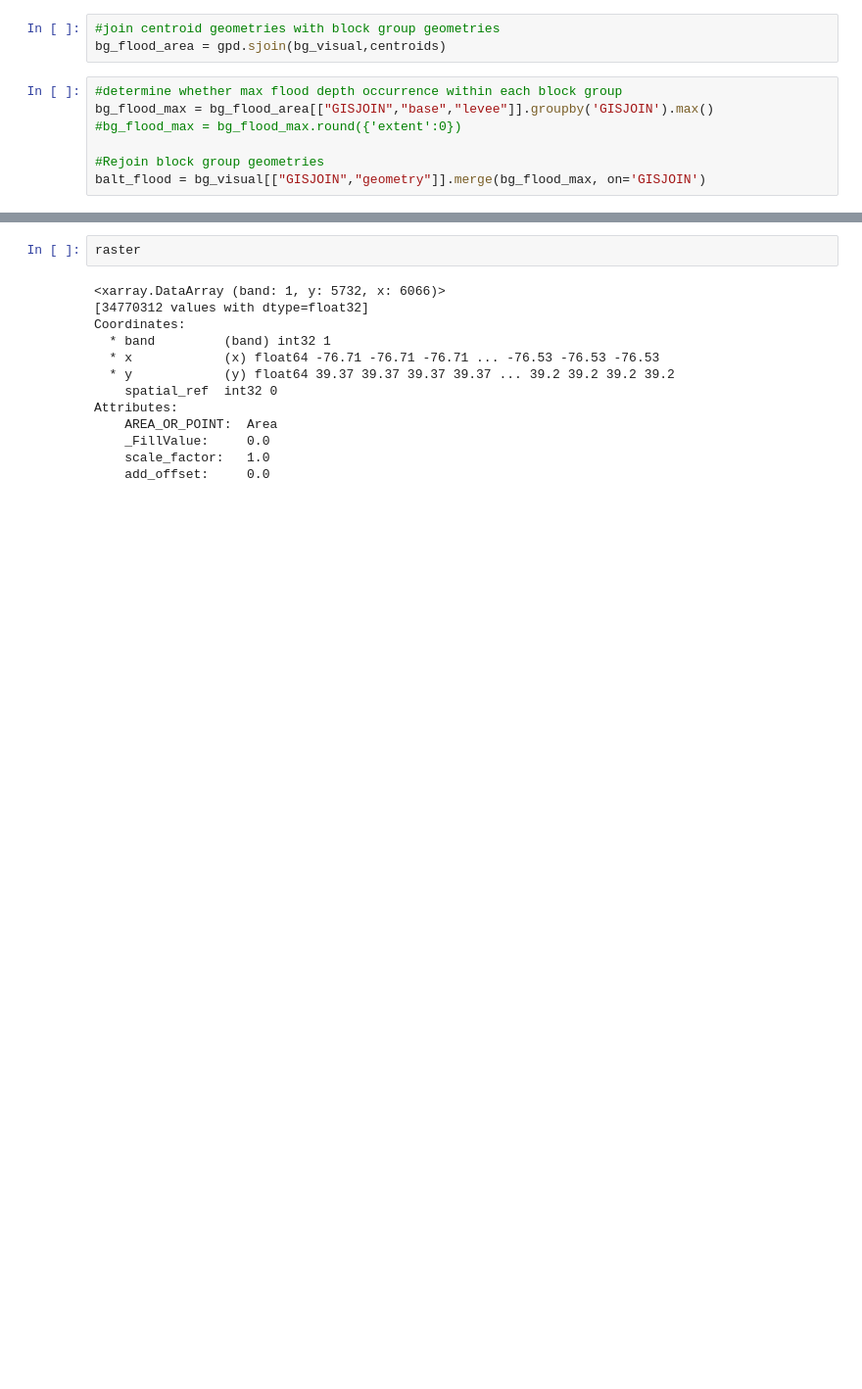
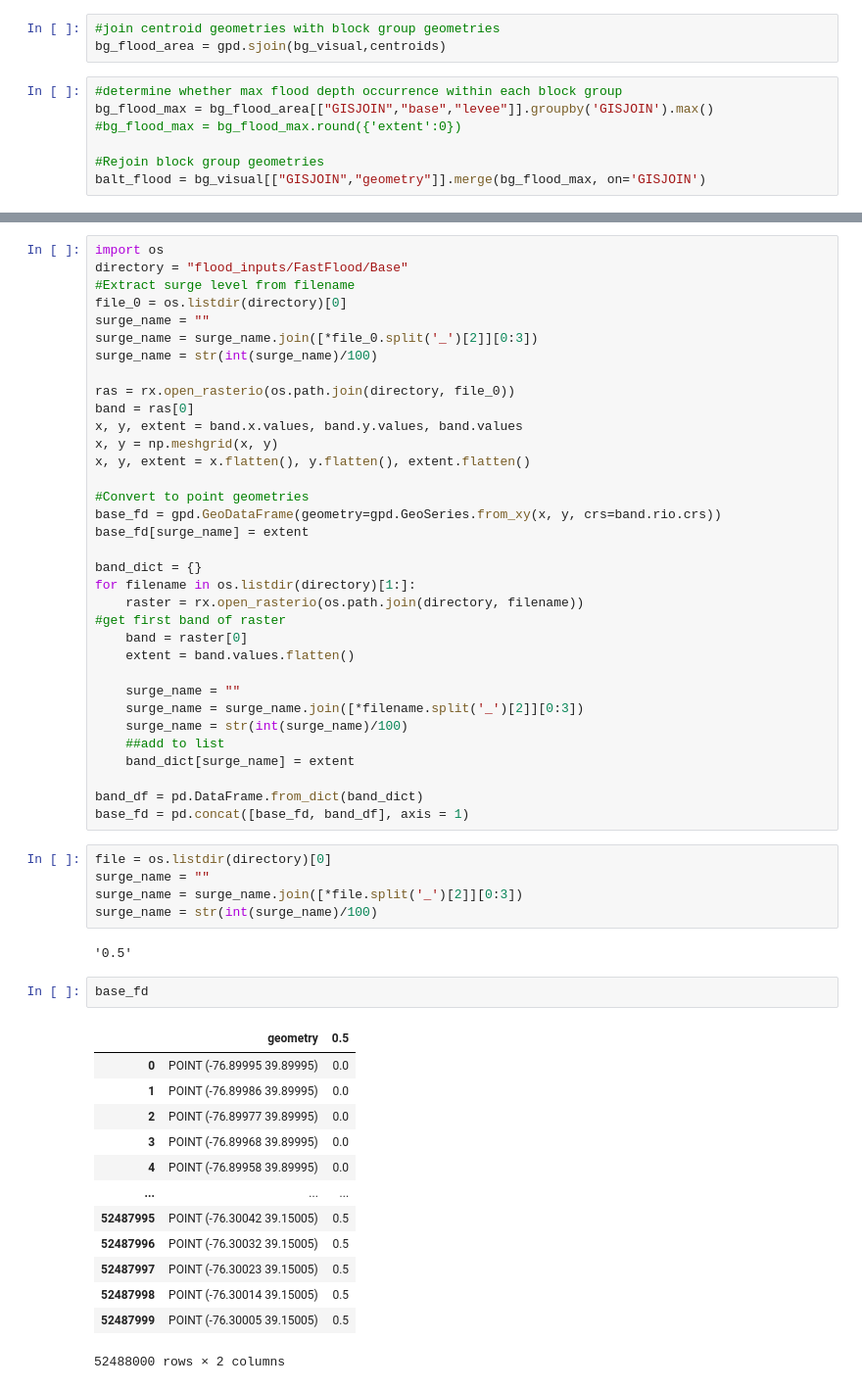
Before and after one commit to parinbhaduri/baltimore-data, a Jupyter notebook: flood_processing.ipynb, the cells around one changed output, grey strips where cells are left out. Shown at 98% size. Saved outputs shown, nothing was run; the diff lists cells and outputs as text; blank space fills up the shorter version.

```diff
--- a/flood_processing.ipynb
+++ b/flood_processing.ipynb
@@ -110,15 +94,57 @@ balt_flood.plot(column = 'levee',legend=True)
-# %%
-raster
-# %% [output]
-<xarray.DataArray (band: 1, y: 5732, x: 6066)>
-[34770312 values with dtype=float32]
-Coordinates:
-  * band         (band) int32 1
-  * x            (x) float64 -76.71 -76.71 -76.71 ... -76.53 -76.53 -76.53
-  * y            (y) float64 39.37 39.37 39.37 39.37 ... 39.2 39.2 39.2 39.2
-    spatial_ref  int32 0
-Attributes:
-    AREA_OR_POINT:  Area
-    _FillValue:     0.0
-    scale_factor:   1.0
-    add_offset:     0.0
+# %%
+import os
+directory = "flood_inputs/FastFlood/Base"
+#Extract surge level from filename
+file_0 = os.listdir(directory)[0]
+surge_name = ""
+surge_name = surge_name.join([*file_0.split('_')[2]][0:3])
+surge_name = str(int(surge_name)/100)
+
+ras = rx.open_rasterio(os.path.join(directory, file_0))
+band = ras[0]
+x, y, extent = band.x.values, band.y.values, band.values
+x, y = np.meshgrid(x, y)
+x, y, extent = x.flatten(), y.flatten(), extent.flatten()
+
+#Convert to point geometries
+base_fd = gpd.GeoDataFrame(geometry=gpd.GeoSeries.from_xy(x, y, crs=band.rio.crs))
+base_fd[surge_name] = extent
+
+band_dict = {}
+for filename in os.listdir(directory)[1:]:
+    raster = rx.open_rasterio(os.path.join(directory, filename))
+#get first band of raster
+    band = raster[0]
+    extent = band.values.flatten()
+
+    surge_name = ""
+    surge_name = surge_name.join([*filename.split('_')[2]][0:3])
+    surge_name = str(int(surge_name)/100)
+    ##add to list
+    band_dict[surge_name] = extent
+
+band_df = pd.DataFrame.from_dict(band_dict)
+base_fd = pd.concat([base_fd, band_df], axis = 1)
+# %%
+file = os.listdir(directory)[0]
+surge_name = ""
+surge_name = surge_name.join([*file.split('_')[2]][0:3])
+surge_name = str(int(surge_name)/100)
+# %% [output]
+'0.5'
+# %%
+base_fd
+# %% [output]
+|  | geometry | 0.5 |
+| 0 | POINT (-76.89995 39.89995) | 0.0 |
+| 1 | POINT (-76.89986 39.89995) | 0.0 |
+| 2 | POINT (-76.89977 39.89995) | 0.0 |
+| 3 | POINT (-76.89968 39.89995) | 0.0 |
+| 4 | POINT (-76.89958 39.89995) | 0.0 |
+| ... | ... | ... |
+| 52487995 | POINT (-76.30042 39.15005) | 0.5 |
+| 52487996 | POINT (-76.30032 39.15005) | 0.5 |
+| 52487997 | POINT (-76.30023 39.15005) | 0.5 |
+| 52487998 | POINT (-76.30014 39.15005) | 0.5 |
+| 52487999 | POINT (-76.30005 39.15005) | 0.5 |
+52488000 rows × 2 columns
```
Also changed, not shown: parts of 6 cells of this notebook.
